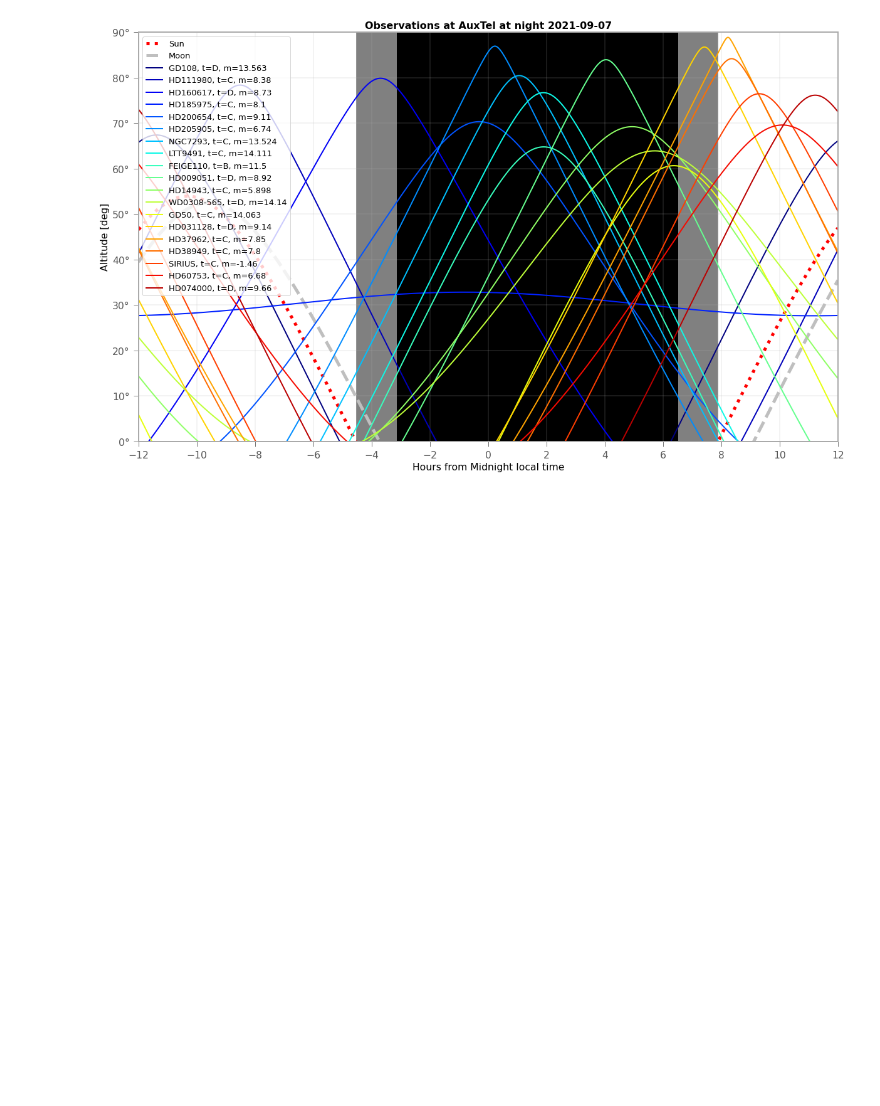
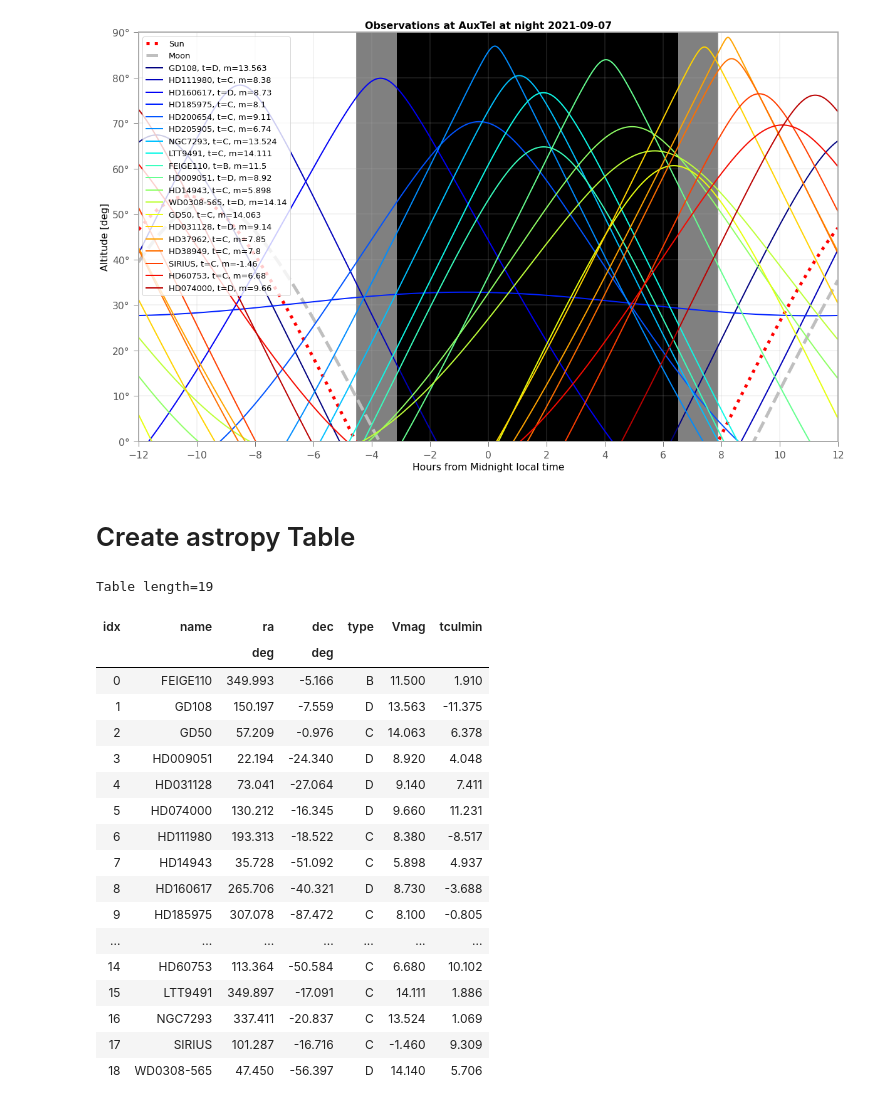
Before and after one commit to sylvielsstfr/AuxtelStarAlt, a Jupyter notebook: notebooks/plot_obs-planning-cerropachon_manytargets-wthmag.ipynb, the cells around one changed output. Drawn from its saved outputs; the diff is of its cells as text; code cells hidden in the pictures; blank space fills up the shorter version.

Commit message:
add the table for more info

```diff
--- a/notebooks/plot_obs-planning-cerropachon_manytargets-wthmag.ipynb
+++ b/notebooks/plot_obs-planning-cerropachon_manytargets-wthmag.ipynb
@@ -147,6 +149,12 @@ all_target_names=['FEIGE110', 'GD108', 'GD50', 'HD009051', 'HD031128','HD074000'
 NTargets=len(all_target_names)
 # %%
 all_target_locations = [ SkyCoord.from_name(target_name) for target_name in all_target_names]
+# %%
+all_ra=[]
+all_dec=[]
+for target_loc in all_target_locations:
+    all_ra.append(target_loc.ra)
+    all_dec.append(target_loc.dec)
 # %%
 all_Vmag = []
 all_types = []
@@ -325,3 +333,41 @@ plt.savefig(figname)
 plt.show()
 # %% [output]
 [figure]
+# %% [markdown]
+# Create astropy Table
+# %%
+t = Table()
+# %%
+t["name"] = all_target_names
+t["ra"] = all_ra
+t["dec"] = all_dec
+t["type"] = all_types
+t["Vmag"] = all_Vmag
+t["tculmin"] = all_timemax
+# %%
+t["ra"].info.format ='5.3f'
+t["dec"].info.format ='5.3f'
+t["Vmag"].info.format ='5.3f'
+t["tculmin"].info.format ='5.3f'
+# %%
+t.show_in_notebook()
+# %% [output]
+Table length=19
+| idx | name | ra | dec | type | Vmag | tculmin |
+|  |  | deg | deg |  |  |  |
+| 0 | FEIGE110 | 349.993 | -5.166 | B | 11.500 | 1.910 |
+| 1 | GD108 | 150.197 | -7.559 | D | 13.563 | -11.375 |
+| 2 | GD50 | 57.209 | -0.976 | C | 14.063 | 6.378 |
+| 3 | HD009051 | 22.194 | -24.340 | D | 8.920 | 4.048 |
+| 4 | HD031128 | 73.041 | -27.064 | D | 9.140 | 7.411 |
+| 5 | HD074000 | 130.212 | -16.345 | D | 9.660 | 11.231 |
+| 6 | HD111980 | 193.313 | -18.522 | C | 8.380 | -8.517 |
+| 7 | HD14943 | 35.728 | -51.092 | C | 5.898 | 4.937 |
+| 8 | HD160617 | 265.706 | -40.321 | D | 8.730 | -3.688 |
+| 9 | HD185975 | 307.078 | -87.472 | C | 8.100 | -0.805 |
+| ... | ... | ... | ... | ... | ... | ... |
+| 14 | HD60753 | 113.364 | -50.584 | C | 6.680 | 10.102 |
+| 15 | LTT9491 | 349.897 | -17.091 | C | 14.111 | 1.886 |
+| 16 | NGC7293 | 337.411 | -20.837 | C | 13.524 | 1.069 |
+| 17 | SIRIUS | 101.287 | -16.716 | C | -1.460 | 9.309 |
+| 18 | WD0308-565 | 47.450 | -56.397 | D | 14.140 | 5.706 |
```
Also changed, not shown: parts of 2 cells of this notebook.
